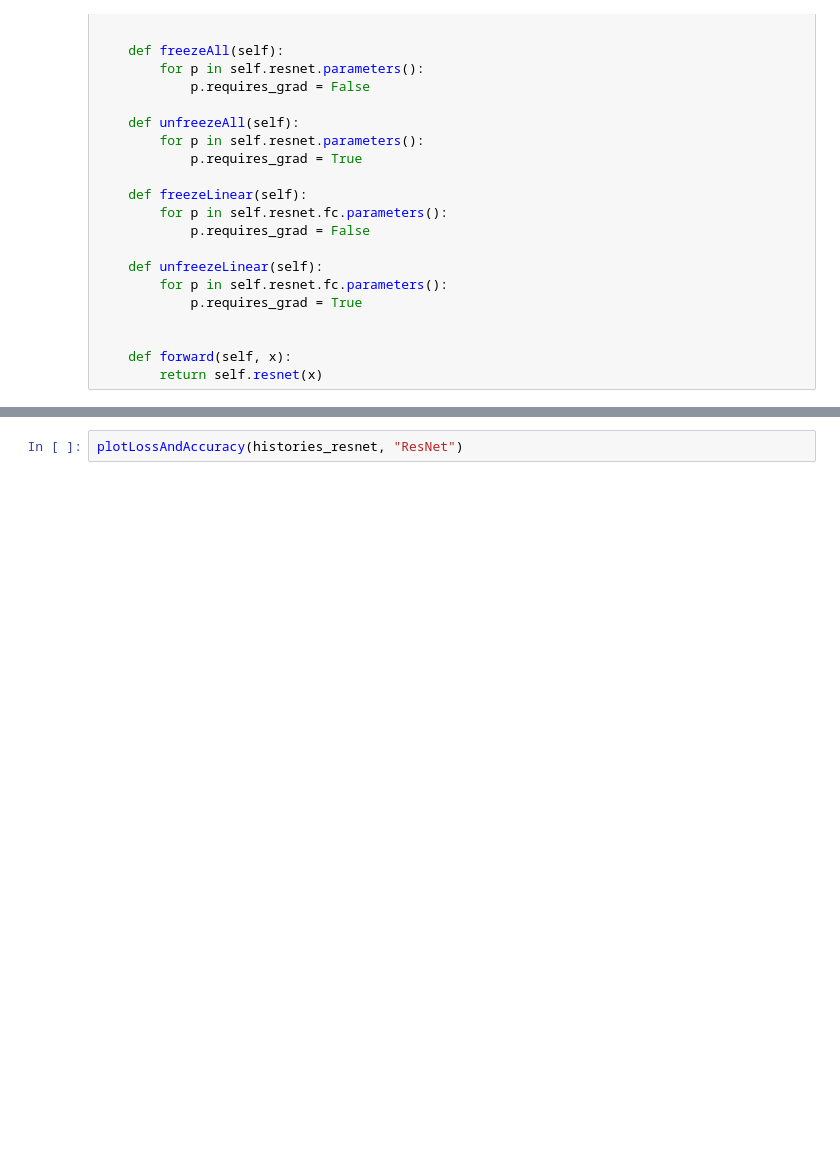
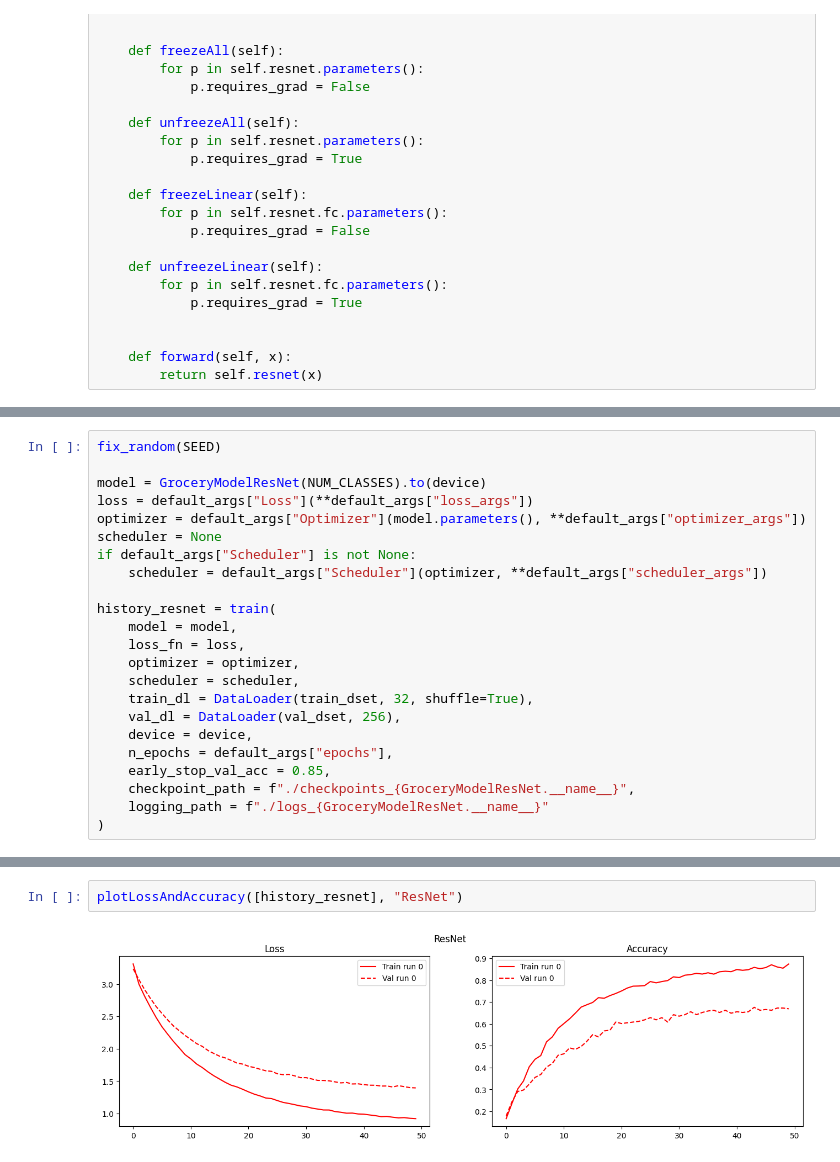
Before and after one commit to AjejeBrazorfEU/grocery-store-cnn, a Jupyter notebook: assignment_module_2.ipynb, the cells around one changed output, grey strips where cells are left out. Saved outputs shown, nothing was run; the diff lists cells and outputs as text; blank space fills up the shorter version.

```diff
--- a/assignment_module_2.ipynb
+++ b/assignment_module_2.ipynb
@@ -1036,0 +1138,23 @@ histories_resnet = runForMultipleSeeds(**args)
+# %%
+fix_random(SEED)
+
+model = GroceryModelResNet(NUM_CLASSES).to(device)
+loss = default_args["Loss"](**default_args["loss_args"])
+optimizer = default_args["Optimizer"](model.parameters(), **default_args["optimizer_args"])
+scheduler = None
+if default_args["Scheduler"] is not None:
+    scheduler = default_args["Scheduler"](optimizer, **default_args["scheduler_args"])
+
+history_resnet = train(
+    model = model,
+    loss_fn = loss,
+    optimizer = optimizer,
+    scheduler = scheduler,
+    train_dl = DataLoader(train_dset, 32, shuffle=True),
+    val_dl = DataLoader(val_dset, 256),
+    device = device,
+    n_epochs = default_args["epochs"],
+    early_stop_val_acc = 0.85,
+    checkpoint_path = f"./checkpoints_{GroceryModelResNet.__name__}",
+    logging_path = f"./logs_{GroceryModelResNet.__name__}"
+)
@@ -1037,2 +1179,4 @@ histories_resnet = runForMultipleSeeds(**args)
 # %%
-plotLossAndAccuracy(histories_resnet, "ResNet")
+plotLossAndAccuracy([history_resnet], "ResNet")
+# %% [output]
+[figure, added]
```
Also changed, not shown: parts of 46 cells of this notebook.
